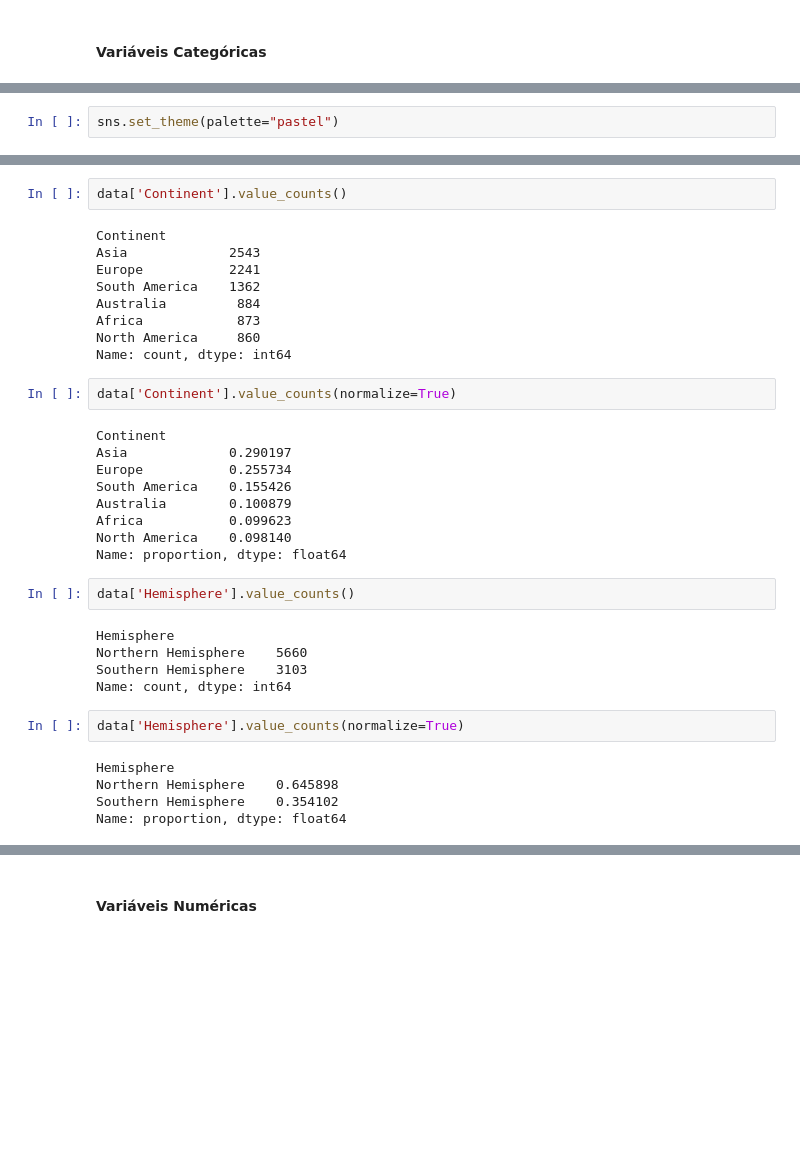
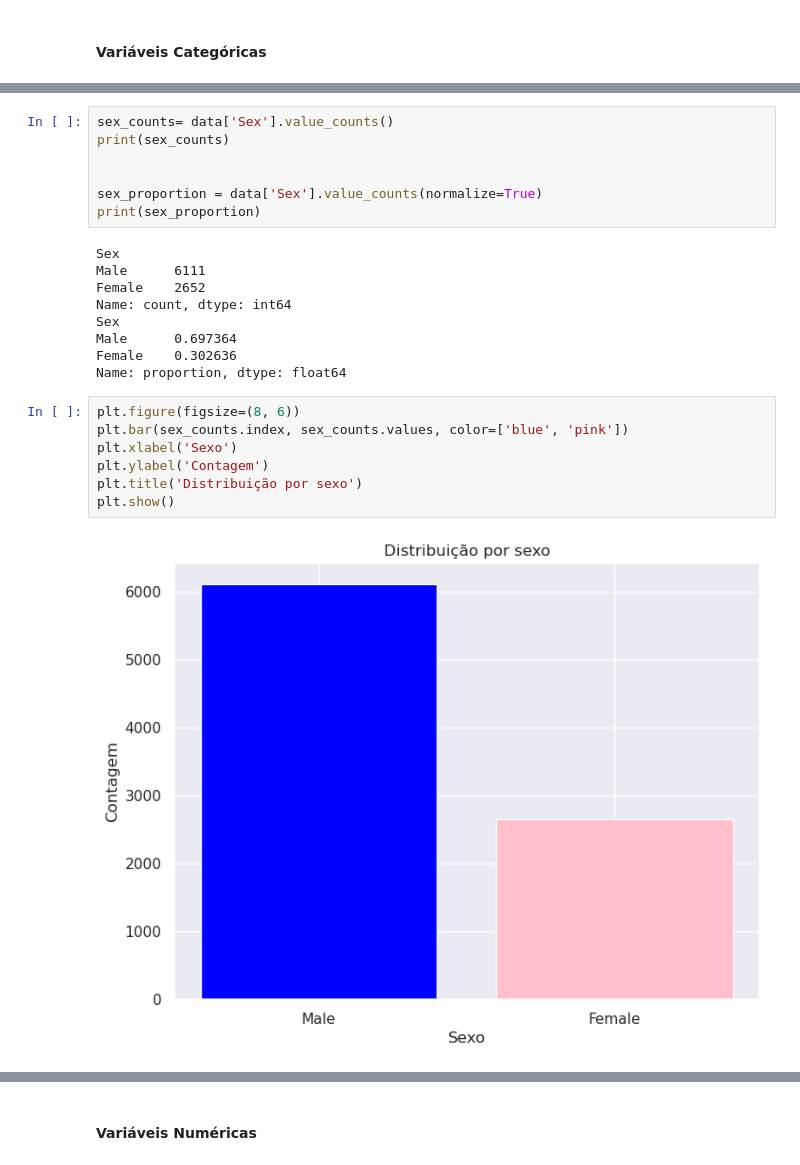
Before and after one commit to orlandopalmeira/Trabalho-DAA-2023-2024, a Jupyter notebook: Tarefa_1/tarefa_1_analise.ipynb, the cells around one changed output, grey strips where cells are left out. Saved outputs shown, nothing was run; the diff lists cells and outputs as text; blank space fills up the shorter version.

```diff
--- a/Tarefa_1/tarefa_1_analise.ipynb
+++ b/Tarefa_1/tarefa_1_analise.ipynb
@@ -298,2 +197,0 @@ Name: proportion, dtype: float64
-# %%
-sns.set_theme(palette="pastel")
@@ -373,36 +198,25 @@ Name: proportion, dtype: float64
-# %%
-data['Continent'].value_counts()
-# %% [output]
-Continent
-Asia             2543
-Europe           2241
-South America    1362
-Australia         884
-Africa            873
-North America     860
-Name: count, dtype: int64
-# %%
-data['Continent'].value_counts(normalize=True)
-# %% [output]
-Continent
-Asia             0.290197
-Europe           0.255734
-South America    0.155426
-Australia        0.100879
-Africa           0.099623
-North America    0.098140
-Name: proportion, dtype: float64
-# %%
-data['Hemisphere'].value_counts()
-# %% [output]
-Hemisphere
-Northern Hemisphere    5660
-Southern Hemisphere    3103
-Name: count, dtype: int64
-# %%
-data['Hemisphere'].value_counts(normalize=True)
-# %% [output]
-Hemisphere
-Northern Hemisphere    0.645898
-Southern Hemisphere    0.354102
-Name: proportion, dtype: float64
+# %%
+sex_counts= data['Sex'].value_counts()
+print(sex_counts)
+
+
+sex_proportion = data['Sex'].value_counts(normalize=True)
+print(sex_proportion)
+# %% [output]
+Sex
+Male      6111
+Female    2652
+Name: count, dtype: int64
+Sex
+Male      0.697364
+Female    0.302636
+Name: proportion, dtype: float64
+# %%
+plt.figure(figsize=(8, 6))
+plt.bar(sex_counts.index, sex_counts.values, color=['blue', 'pink'])
+plt.xlabel('Sexo')
+plt.ylabel('Contagem')
+plt.title('Distribuição por sexo')
+plt.show()
+# %% [output]
+[figure, added]
```
Also changed, not shown: parts of 45 cells of this notebook.
